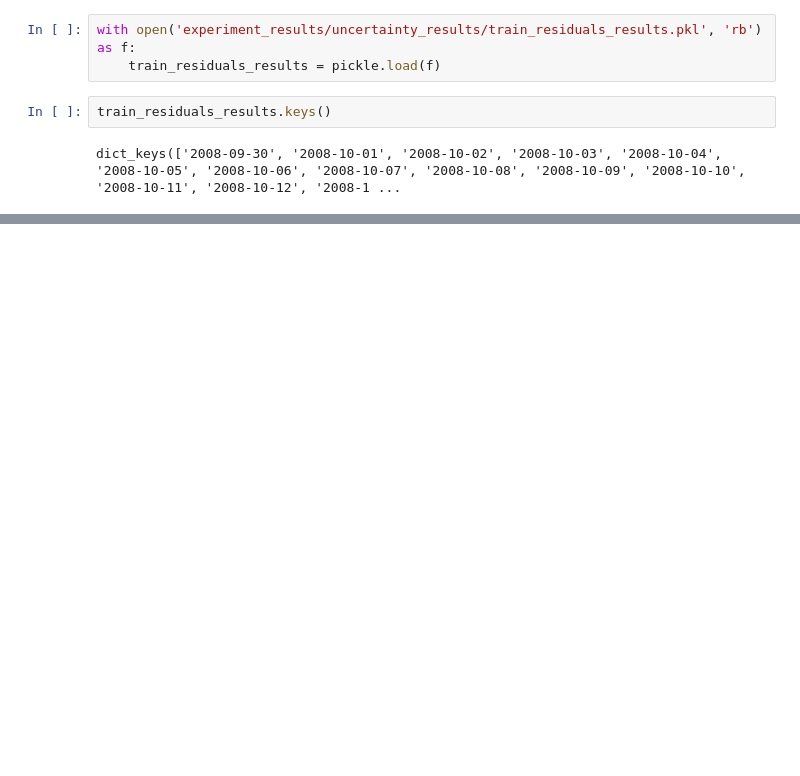
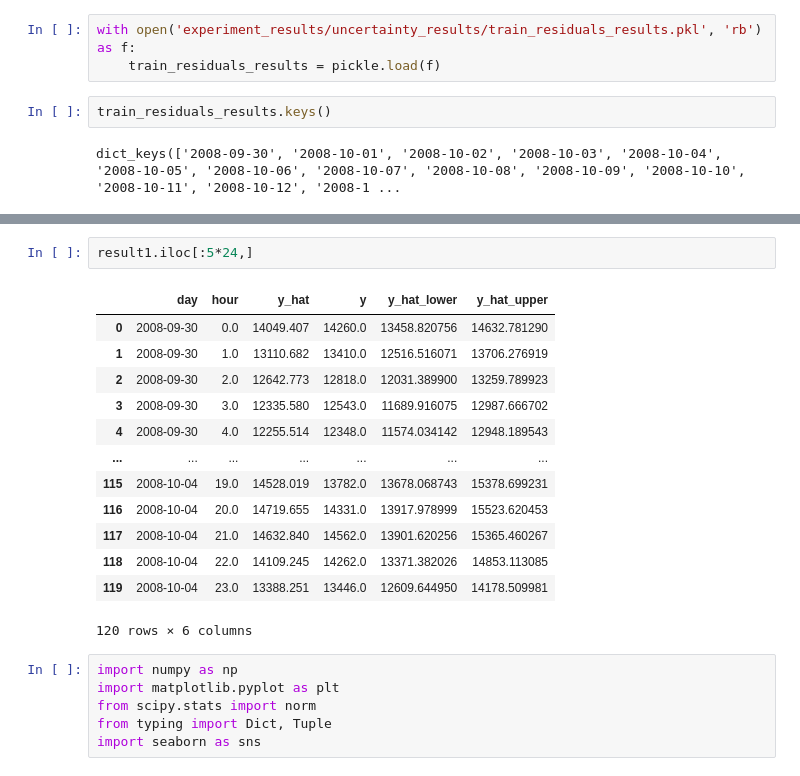
Before and after one commit to qic0-0/RNN_based_downscaling, a Jupyter notebook: experiment_uncertainty.ipynb, the cells around one changed output, grey strips where cells are left out. Cells and saved outputs as stored; diff of their text form; blank space fills up the shorter version.

```diff
--- a/experiment_uncertainty.ipynb
+++ b/experiment_uncertainty.ipynb
@@ -110,0 +122,22 @@ train_residuals_results['2008-09-30'].shape
+# %%
+result1.iloc[:5*24,]
+# %% [output]
+|  | day | hour | y_hat | y | y_hat_lower | y_hat_upper |
+| 0 | 2008-09-30 | 0.0 | 14049.407 | 14260.0 | 13458.820756 | 14632.781290 |
+| 1 | 2008-09-30 | 1.0 | 13110.682 | 13410.0 | 12516.516071 | 13706.276919 |
+| 2 | 2008-09-30 | 2.0 | 12642.773 | 12818.0 | 12031.389900 | 13259.789923 |
+| 3 | 2008-09-30 | 3.0 | 12335.580 | 12543.0 | 11689.916075 | 12987.666702 |
+| 4 | 2008-09-30 | 4.0 | 12255.514 | 12348.0 | 11574.034142 | 12948.189543 |
+| ... | ... | ... | ... | ... | ... | ... |
+| 115 | 2008-10-04 | 19.0 | 14528.019 | 13782.0 | 13678.068743 | 15378.699231 |
+| 116 | 2008-10-04 | 20.0 | 14719.655 | 14331.0 | 13917.978999 | 15523.620453 |
+| 117 | 2008-10-04 | 21.0 | 14632.840 | 14562.0 | 13901.620256 | 15365.460267 |
+| 118 | 2008-10-04 | 22.0 | 14109.245 | 14262.0 | 13371.382026 | 14853.113085 |
+| 119 | 2008-10-04 | 23.0 | 13388.251 | 13446.0 | 12609.644950 | 14178.509981 |
+120 rows × 6 columns
+# %%
+import numpy as np
+import matplotlib.pyplot as plt
+from scipy.stats import norm
+from typing import Dict, Tuple
+import seaborn as sns
```
Also changed, not shown: parts of 6 cells of this notebook, 43 other files.
